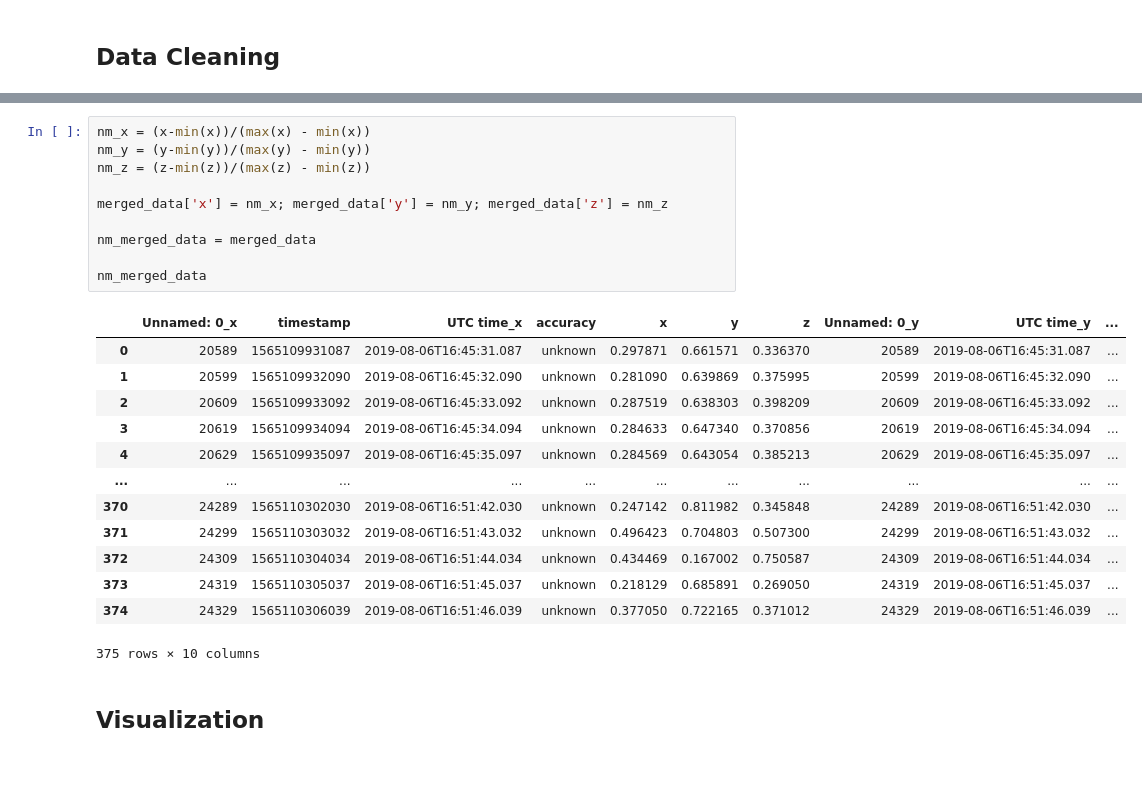
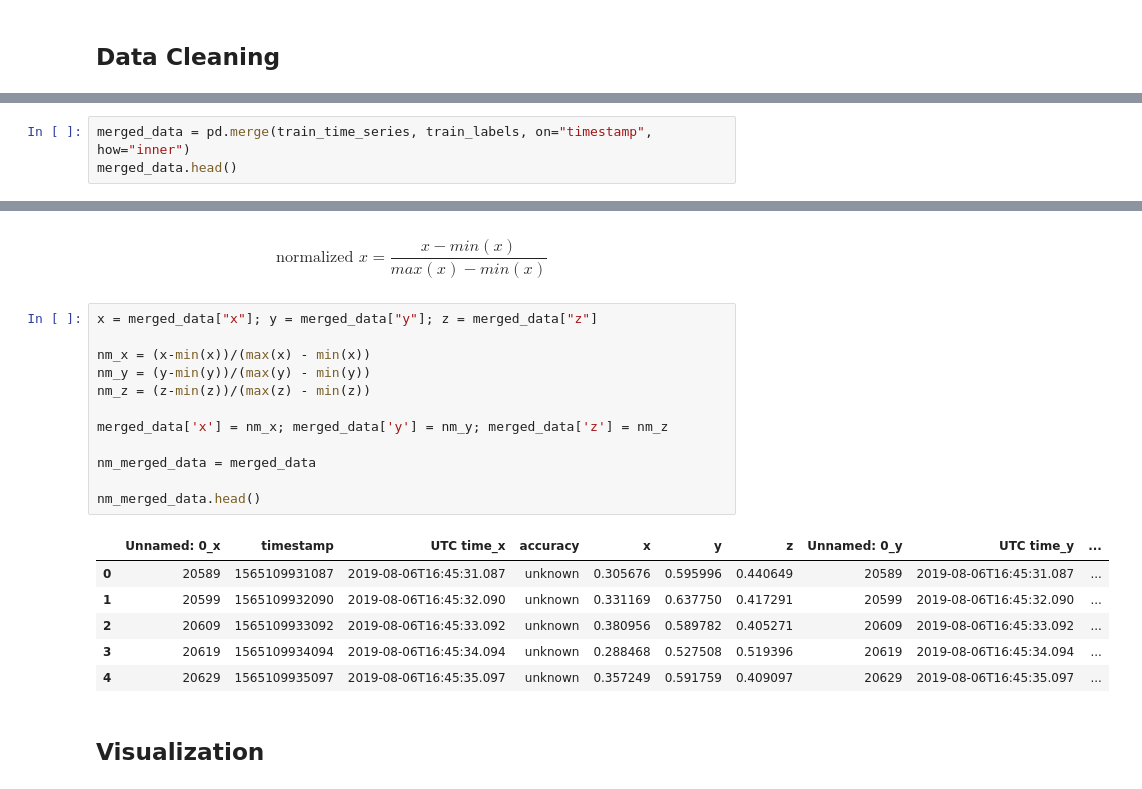
Before and after one commit to wittyphysicist/Final-Project-for-Using-Python-for-Research, a Jupyter notebook: Final Project for Using Python for Research.ipynb, the cells around one changed output, grey strips where cells are left out. Cells and saved outputs as stored; diff of their text form.

```diff
--- a/Final Project for Using Python for Research.ipynb
+++ b/Final Project for Using Python for Research.ipynb
@@ -60,0 +70,3 @@ dtype: int64
+# %%
+merged_data = pd.merge(train_time_series, train_labels, on="timestamp", how="inner")
+merged_data.head()
@@ -61,27 +80,24 @@ dtype: int64
+# %% [markdown]
+$$ \text{normalized } x = \frac{x-min(x)}{max(x)-min(x)} $$
 # %%
+x = merged_data["x"]; y = merged_data["y"]; z = merged_data["z"]
+
 nm_x = (x-min(x))/(max(x) - min(x))
 nm_y = (y-min(y))/(max(y) - min(y))
 nm_z = (z-min(z))/(max(z) - min(z))
 
 merged_data['x'] = nm_x; merged_data['y'] = nm_y; merged_data['z'] = nm_z
 
 nm_merged_data = merged_data
 
-nm_merged_data
+nm_merged_data.head()
 # %% [output]
 |  | Unnamed: 0_x | timestamp | UTC time_x | accuracy | x | y | z | Unnamed: 0_y | UTC time_y | ... |
-| 0 | 20589 | 1565109931087 | 2019-08-06T16:45:31.087 | unknown | 0.297871 | 0.661571 | 0.336370 | 20589 | 2019-08-06T16:45:31.087 | ... |
-| 1 | 20599 | 1565109932090 | 2019-08-06T16:45:32.090 | unknown | 0.281090 | 0.639869 | 0.375995 | 20599 | 2019-08-06T16:45:32.090 | ... |
-| 2 | 20609 | 1565109933092 | 2019-08-06T16:45:33.092 | unknown | 0.287519 | 0.638303 | 0.398209 | 20609 | 2019-08-06T16:45:33.092 | ... |
-| 3 | 20619 | 1565109934094 | 2019-08-06T16:45:34.094 | unknown | 0.284633 | 0.647340 | 0.370856 | 20619 | 2019-08-06T16:45:34.094 | ... |
-| 4 | 20629 | 1565109935097 | 2019-08-06T16:45:35.097 | unknown | 0.284569 | 0.643054 | 0.385213 | 20629 | 2019-08-06T16:45:35.097 | ... |
-| ... | ... | ... | ... | ... | ... | ... | ... | ... | ... | ... |
-| 370 | 24289 | 1565110302030 | 2019-08-06T16:51:42.030 | unknown | 0.247142 | 0.811982 | 0.345848 | 24289 | 2019-08-06T16:51:42.030 | ... |
-| 371 | 24299 | 1565110303032 | 2019-08-06T16:51:43.032 | unknown | 0.496423 | 0.704803 | 0.507300 | 24299 | 2019-08-06T16:51:43.032 | ... |
-| 372 | 24309 | 1565110304034 | 2019-08-06T16:51:44.034 | unknown | 0.434469 | 0.167002 | 0.750587 | 24309 | 2019-08-06T16:51:44.034 | ... |
-| 373 | 24319 | 1565110305037 | 2019-08-06T16:51:45.037 | unknown | 0.218129 | 0.685891 | 0.269050 | 24319 | 2019-08-06T16:51:45.037 | ... |
-| 374 | 24329 | 1565110306039 | 2019-08-06T16:51:46.039 | unknown | 0.377050 | 0.722165 | 0.371012 | 24329 | 2019-08-06T16:51:46.039 | ... |
+| 0 | 20589 | 1565109931087 | 2019-08-06T16:45:31.087 | unknown | 0.305676 | 0.595996 | 0.440649 | 20589 | 2019-08-06T16:45:31.087 | ... |
+| 1 | 20599 | 1565109932090 | 2019-08-06T16:45:32.090 | unknown | 0.331169 | 0.637750 | 0.417291 | 20599 | 2019-08-06T16:45:32.090 | ... |
+| 2 | 20609 | 1565109933092 | 2019-08-06T16:45:33.092 | unknown | 0.380956 | 0.589782 | 0.405271 | 20609 | 2019-08-06T16:45:33.092 | ... |
+| 3 | 20619 | 1565109934094 | 2019-08-06T16:45:34.094 | unknown | 0.288468 | 0.527508 | 0.519396 | 20619 | 2019-08-06T16:45:34.094 | ... |
+| 4 | 20629 | 1565109935097 | 2019-08-06T16:45:35.097 | unknown | 0.357249 | 0.591759 | 0.409097 | 20629 | 2019-08-06T16:45:35.097 | ... |
-375 rows × 10 columns
 # %% [markdown]
 ## Visualization
 # %%
```
Also changed, not shown: parts of 16 cells of this notebook.
